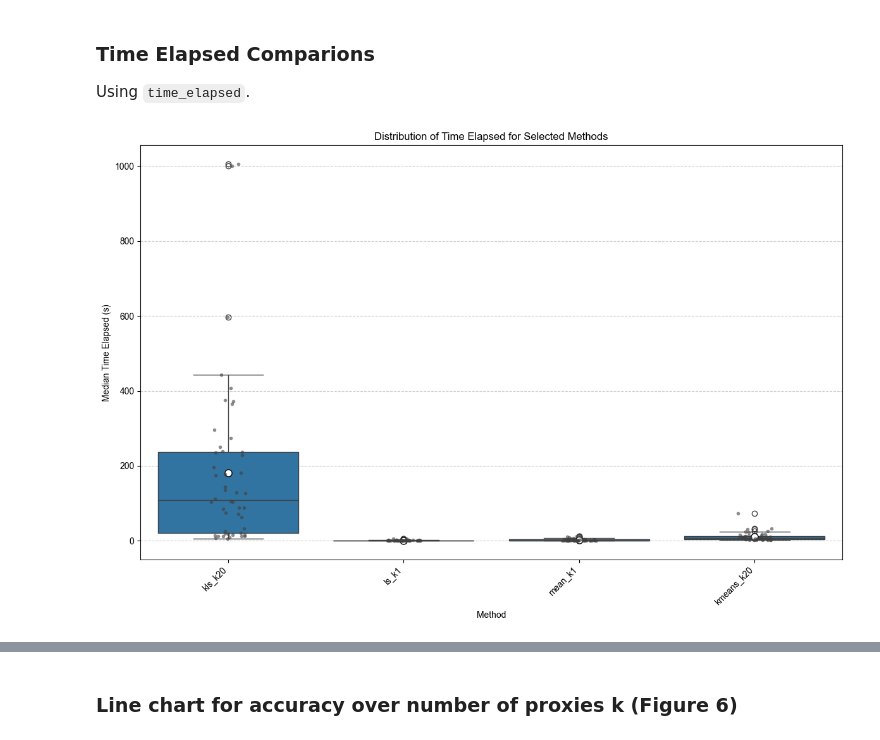
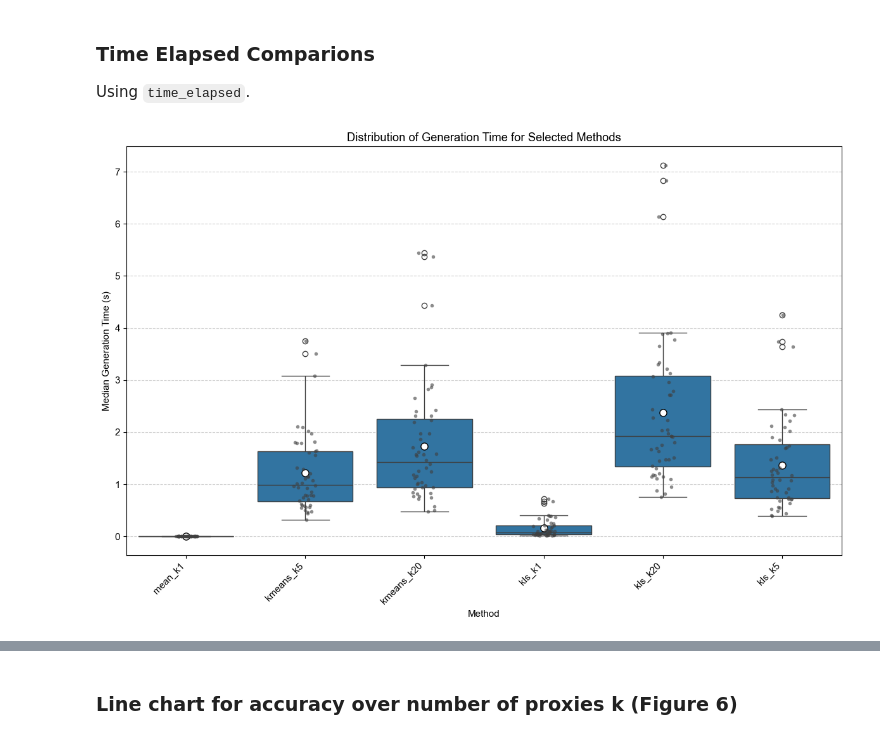
Before and after one commit to DATEXIS/IMPRINT, a Jupyter notebook: analysis/analysis.ipynb, the cells around one changed output, grey strips where cells are left out. Saved outputs shown, nothing was run; the diff lists cells and outputs as text; code cells hidden in the pictures.

```diff
--- a/analysis/analysis.ipynb
+++ b/analysis/analysis.ipynb
@@ -336,7 +344,8 @@ df_loaded = pd.read_csv(
         # "preprocessed_results_all_runs_reprod_jsons_2025-05-06_10-09-29-2025-06-01_15-57-38.csv", # Without kls
         # "preprocessed_results_all_runs_reprod_jsons_2025-05-06_10-09-29-2025-06-26_13-53-36.csv",  # TMLR before adding more kls
         # "preprocessed_results_all_runs_reprod_jsons_2025-05-06_10-09-29-2025-08-19_12-16-21.csv",  # TMLR after adding more kls
-        "preprocessed_results_all_runs_reprod_jsons_2025-05-06_10-09-29-2025-09-05_23-03-04.csv",  # TMLR after adding more AGG
+        # "preprocessed_results_all_runs_reprod_jsons_2025-05-06_10-09-29-2025-09-05_23-03-04.csv",  # TMLR after adding more AGG <- main file
+        "preprocessed_results_runtime_analysis_2025-10-22_14:10-06-2025-10-22_14-38-36.csv",  # TMLR runtime analysis online
     )
 )
 # "created_at" as datetime
@@ -967,19 +978,21 @@ focus_column_values = {
 }
 methods_to_compare = [  # listed in format
     # (proxy_method,k,aggregation_method,aggregation_function,aggregation_weighting,m,normalize_for_proxy_selection,normalize_weights,normalize_input_data)
+    ("mean", 1, "max", "inner_product", "uniform", -1,  "l2", "l2", "l2"), #
+    ("kmeans", 5, "max", "inner_product", "uniform", -1, "l2", "l2", "l2"), #
+    ("kmeans", 20, "max",  "inner_product", "uniform", -1, "l2", "l2", "l2"), #
+    ("kls", 1, "max", "inner_product", "uniform", -1,  "none", "none", "none"), #
 	("kls", 20, "max", "inner_product", "uniform", -1, "none", "none", "none"), #
-    # ("kls", 5, "max", "inner_product", "uniform", -1, "none", "none", "none"), #
-    ("ls", 1, "max", "inner_product", "uniform", -1,  "none", "none", "none"), #
-    ("mean", 1, "max", "inner_product", "uniform", -1,  "l2", "l2", "l2"), #
-    # ("kmeans", 5, "max", "inner_product", "uniform", -1, "l2", "l2", "l2"), #
-    ("kmeans", 20, "max",  "inner_product", "uniform", -1, "l2", "l2", "l2"), #
+    ("kls", 5, "max", "inner_product", "uniform", -1, "none", "none", "none"), #
 ]
 # %%
 df_focus = df_loaded.copy()
 
 # Remove "task_acc", "task_train_acc", "created_at", and "origin" columns, because we focus
-#  on "time_elapsed" here
-df_focus = df_focus.drop(["task_acc", "task_train_acc", "created_at", "origin"], axis=1)
+#  on "total_GEN_time" here
+df_focus = df_focus.drop(
+    ["task_acc", "task_train_acc", "time_elapsed", "created_at", "origin"], axis=1, errors="ignore"
+)
 
 # Slice df
 for key, value in focus_column_values.items():
@@ -987,10 +1000,10 @@ for key, value in focus_column_values.items():
 
 # 1. Group by excluding seed
 df_seeds_aggregated = (
-    df_focus.groupby(df_focus.columns.difference(["seed", "time_elapsed"]).tolist())
+    df_focus.groupby(df_focus.columns.difference(["seed", "total_GEN_time"]).tolist())
     .agg(
-        median_time_elapsed=("time_elapsed", "median"),
-        std_time_elapsed=("time_elapsed", "std"),
+        median_gen_time=("total_GEN_time", "median"),
+        std_gen_time=("total_GEN_time", "std"),
         count=("seed", "count"),
     )
     .reset_index()
@@ -1029,7 +1042,7 @@ fig, ax = plt.subplots(figsize=(12, 8))
 # Boxplot to show distribution summary, including the mean
 sns.boxplot(
     x="method_label",
-    y="median_time_elapsed",
+    y="median_gen_time",
     data=df_to_plot,
     ax=ax,
     showmeans=True,
@@ -1044,7 +1057,7 @@ sns.boxplot(
 # Overlay a stripplot to show individual data points
 sns.stripplot(
     x="method_label",
-    y="median_time_elapsed",
+    y="median_gen_time",
     data=df_to_plot,
     jitter=True,
     alpha=0.6,
@@ -1054,8 +1067,8 @@ sns.stripplot(
 )
 
 ax.set_xlabel("Method")
-ax.set_ylabel("Median Time Elapsed (s)")
-ax.set_title("Distribution of Time Elapsed for Selected Methods")
+ax.set_ylabel("Median Generation Time (s)")
+ax.set_title("Distribution of Generation Time for Selected Methods")
 ax.grid(True, linestyle="--", alpha=0.6, axis="y")
 plt.xticks(rotation=45, ha="right")
 plt.tight_layout()
@@ -1067,50 +1080,61 @@ fig, ax = plt.subplots(figsize=(12, 8))
 # Bar plot for standard deviation
 sns.barplot(
     x="method_label",
-    y="std_time_elapsed",
+    y="std_gen_time",
     data=df_to_plot,
     ax=ax,
     ci=None,  # Don't show confidence intervals since we're showing std itself
     palette="viridis",
     alpha=0.8,
 )
 
 # Add individual points to show the actual std values
 sns.stripplot(
     x="method_label",
-    y="std_time_elapsed",
+    y="std_gen_time",
     data=df_to_plot,
     jitter=True,
     alpha=0.8,
     ax=ax,
     color="red",
     size=6,
 )
 
 ax.set_xlabel("Method")
-ax.set_ylabel("Standard Deviation of Time Elapsed (s)")
-ax.set_title("Variability of Time Elapsed Across Seeds (Device Consistency Check)")
+ax.set_ylabel("Standard Deviation of Generation Time (s)")
+ax.set_title("Variability of Generation Time Across Seeds (Device Consistency Check)")
 ax.grid(True, linestyle="--", alpha=0.6, axis="y")
 plt.xticks(rotation=45, ha="right")
 plt.tight_layout()
 plt.show()
 
-# Display some summary statistics for the standard deviation
+from pandas.api.types import CategoricalDtype
+
+# Define desired order
+order = df_to_plot["method_label"].unique()
+
+# Convert to categorical to preserve that order
+df_to_plot["method_label"] = df_to_plot["method_label"].astype(
+    CategoricalDtype(categories=order, ordered=True)
+)
+
+# Now groupby keeps the order
+summary_stats = (
+    df_to_plot.groupby("method_label", observed=True)["std_gen_time"]
+    .agg(["mean", "median", "min", "max", "count"])
+    .round(4)
+)
+
+time_stats = (
+    df_to_plot.groupby("method_label", observed=True)["median_gen_time"]
+    .agg(["mean", "median", "min", "max", "count"])
+    .round(4)
+)
+
 print("Summary statistics for standard deviation across methods:")
-summary_stats = (
-    df_to_plot.groupby("method_label")["std_time_elapsed"]
-    .agg(["mean", "median", "min", "max", "count"])
-    .round(3)
-)
 print(summary_stats)
 
-# Also show some basic stats for the median times
-print("\nSummary statistics for median time elapsed across methods:")
-time_stats = (
-    df_to_plot.groupby("method_label")["median_time_elapsed"]
-    .agg(["mean", "median", "min", "max", "count"])
-    .round(3)
-)
+print("\nSummary statistics for median generation time across methods:")
 print(time_stats)
 # %% [output]
-[figure, old version]
+[figure, new version]
```
Also changed, not shown: parts of 19 cells of this notebook, 4 other files.
